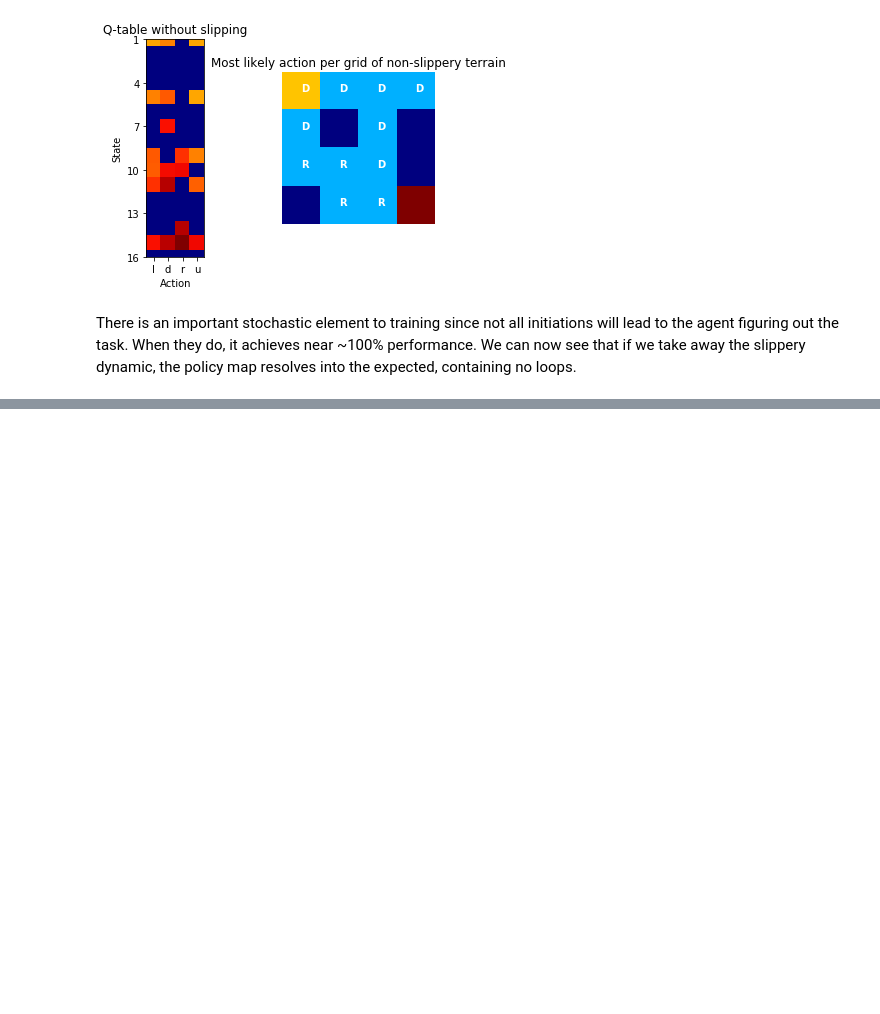
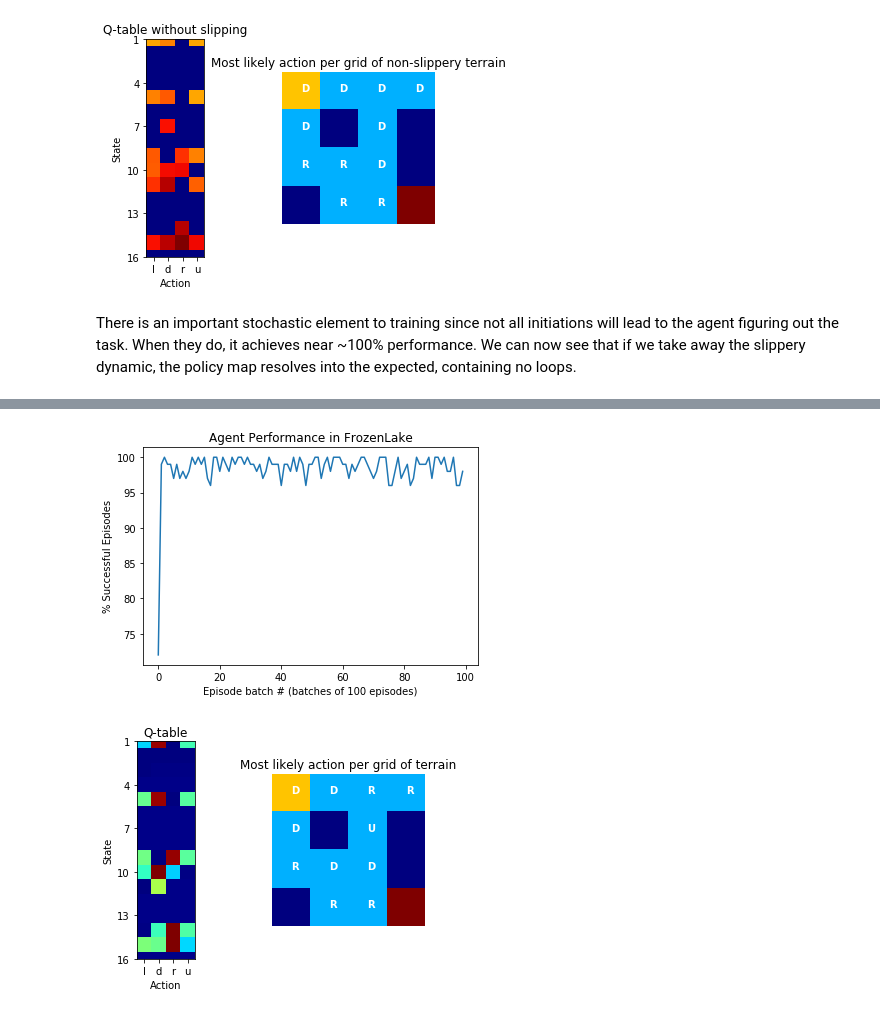
Before and after one commit to andrefmsmith/amsRL_openAIgym, a Jupyter notebook: AMS_FrozenLake.ipynb, the cells around one changed output, grey strips where cells are left out. Saved outputs shown, nothing was run; the diff lists cells and outputs as text; code cells hidden in the pictures; blank space fills up the shorter version.

Commit message:
Add MC control implementation
Wrote an MC update method for agent; wrote an interact_MC function to go with it

```diff
--- a/AMS_FrozenLake.ipynb
+++ b/AMS_FrozenLake.ipynb
@@ -481,3 +520,20 @@ ax2.set_title('Most likely action per grid of non-slippery terrain');
 [figure]
 # %% [markdown]
 There is an important stochastic element to training since not all initiations will lead to the agent figuring out the task. When they do, it achieves near ~100% performance. We can now see that if we take away the slippery dynamic, the policy map resolves into the expected, containing no loops.
+# %%
+env = gym.make('FrozenLake-v0', is_slippery=True)
+
+nA = env.action_space.n
+nS = env.observation_space.n
+MC_epsilon = 1
+MC_epsilon_min = 0.001
+MC_alpha = 0.1
+MC_gamma = 1
+MC_epsilon_d = 0.9
+
+env_map_MC, colormap = visualise_terrain(env.render(mode='ansi'), shape=int(math.sqrt(env.observation_space.n)))
+
+agent = Agent(nA=nA, nS=nS, epsilon=MC_epsilon,
+              min_epsilon=MC_epsilon_min, alpha=MC_alpha,
+              gamma=MC_gamma, epsilon_decay=MC_epsilon_d)
+rewards_MC, Q_table_MC = interact_MC(env, agent, num_episodes=10000)
@@ -483,0 +558,33 @@ There is an important stochastic element to training since not all initiations w
+# %%
+plt.plot(range(len(rewards_MC)), rewards_MC)
+plt.title('Agent Performance in FrozenLake');
+plt.ylabel('% Successful Episodes');
+plt.xlabel('Episode batch # (batches of 100 episodes)');
+
+## Obtain most valuable actions per state and reshape into terrain conformation.
+shape = int(math.sqrt(env.observation_space.n))
+p_map = [actions[i] for i in np.argmax(Q_table_MC, axis=1)]
+p_map = np.reshape(np.array(p_map), (shape,shape))
+
+## Generate subplots.
+fig, (ax1, ax2) = plt.subplots(1, 2, sharex=False, sharey=False)
+# Color-coded Q-table
+ax1.imshow(Q_table_MC, cmap='jet')#, vmin=0, vmax=1)
+ax1.set_xticks(ticks=[0,1,2,3])
+ax1.set_xticklabels(['l', 'd', 'r', 'u'])
+ax1.set_yticks(np.arange(0,shape**2+1,3));
+ax1.set_yticklabels(np.arange(1,shape**2+2,3));
+ax1.set_ylabel('State')
+ax1.set_xlabel('Action')
+ax1.set_title('Q-table');
+# Terrain-policy
+ax2.imshow(env_map_MC, vmin = 0, vmax = 1, cmap=colormap)
+ax2.axis('off')
+for r in range(shape):
+    for c in range(shape):
+        if env_map_MC[c,r] not in [0.0, 1.0]:
+            ax2.text(r,c, p_map[c,r], c='white', weight='bold')
+ax2.set_title('Most likely action per grid of terrain');
+# %% [output]
+[figure, added]
+[figure, added]
```
Also changed, not shown: parts of 4 cells of this notebook.
